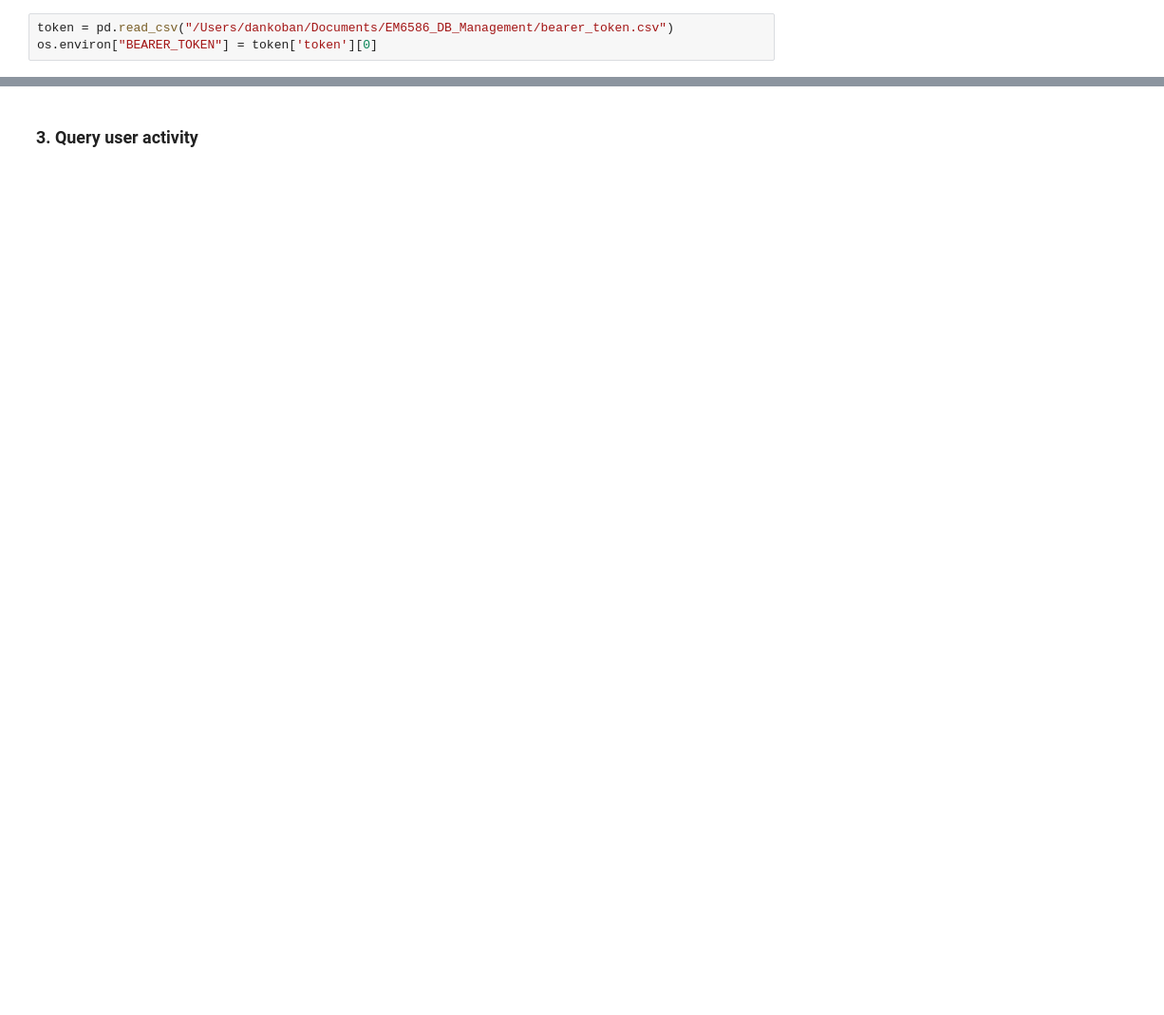
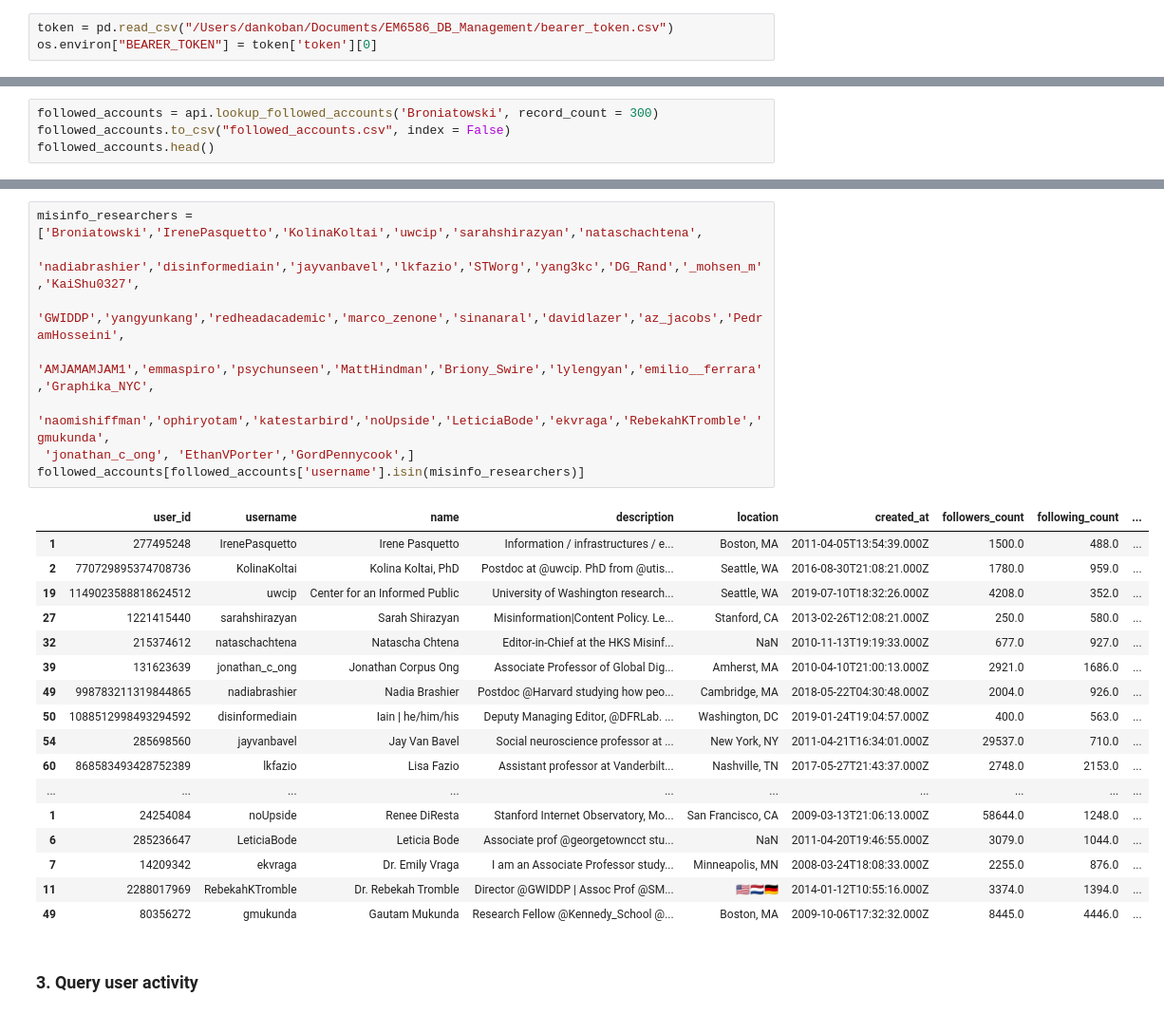
Before and after one commit to Q-nicorn1/koban_xie_twitter_v2_api, a Jupyter notebook: collection.ipynb, the cells around one changed output, grey strips where cells are left out. Shown at 95% size. Cells and saved outputs as stored; diff of their text form; blank space fills up the shorter version.

```diff
--- a/collection.ipynb
+++ b/collection.ipynb
@@ -24,0 +21,4 @@ user_info
+# %%
+followed_accounts = api.lookup_followed_accounts('Broniatowski', record_count = 300)
+followed_accounts.to_csv("followed_accounts.csv", index = False)
+followed_accounts.head()
@@ -25,3 +35,29 @@ user_info
+# %%
+misinfo_researchers = ['Broniatowski','IrenePasquetto','KolinaKoltai','uwcip','sarahshirazyan','nataschachtena',
+ 'nadiabrashier','disinformediain','jayvanbavel','lkfazio','STWorg','yang3kc','DG_Rand','_mohsen_m','KaiShu0327',
+ 'GWIDDP','yangyunkang','redheadacademic','marco_zenone','sinanaral','davidlazer','az_jacobs','PedramHosseini',
+ 'AMJAMAMJAM1','emmaspiro','psychunseen','MattHindman','Briony_Swire','lylengyan','emilio__ferrara','Graphika_NYC',
+ 'naomishiffman','ophiryotam','katestarbird','noUpside','LeticiaBode','ekvraga','RebekahKTromble','gmukunda',
+ 'jonathan_c_ong', 'EthanVPorter','GordPennycook',]
+followed_accounts[followed_accounts['username'].isin(misinfo_researchers)]
+# %% [output]
+|  | user_id | username | name | description | location | created_at | followers_count | following_count | ... |
+| 1 | 277495248 | IrenePasquetto | Irene Pasquetto | Information / infrastructures / e... | Boston, MA | 2011-04-05T13:54:39.000Z | 1500.0 | 488.0 | ... |
+| 2 | 770729895374708736 | KolinaKoltai | Kolina Koltai, PhD | Postdoc at @uwcip. PhD from @utis... | Seattle, WA | 2016-08-30T21:08:21.000Z | 1780.0 | 959.0 | ... |
+| 19 | 1149023588818624512 | uwcip | Center for an Informed Public | University of Washington research... | Seattle, WA | 2019-07-10T18:32:26.000Z | 4208.0 | 352.0 | ... |
+| 27 | 1221415440 | sarahshirazyan | Sarah Shirazyan | Misinformation|Content Policy. Le... | Stanford, CA | 2013-02-26T12:08:21.000Z | 250.0 | 580.0 | ... |
+| 32 | 215374612 | nataschachtena | Natascha Chtena | Editor-in-Chief at the HKS Misinf... | NaN | 2010-11-13T19:19:33.000Z | 677.0 | 927.0 | ... |
+| 39 | 131623639 | jonathan_c_ong | Jonathan Corpus Ong | Associate Professor of Global Dig... | Amherst, MA | 2010-04-10T21:00:13.000Z | 2921.0 | 1686.0 | ... |
+| 49 | 998783211319844865 | nadiabrashier | Nadia Brashier | Postdoc @Harvard studying how peo... | Cambridge, MA | 2018-05-22T04:30:48.000Z | 2004.0 | 926.0 | ... |
+| 50 | 1088512998493294592 | disinformediain | Iain | he/him/his | Deputy Managing Editor, @DFRLab. ... | Washington, DC | 2019-01-24T19:04:57.000Z | 400.0 | 563.0 | ... |
+| 54 | 285698560 | jayvanbavel | Jay Van Bavel | Social neuroscience professor at ... | New York, NY | 2011-04-21T16:34:01.000Z | 29537.0 | 710.0 | ... |
+| 60 | 868583493428752389 | lkfazio | Lisa Fazio | Assistant professor at Vanderbilt... | Nashville, TN | 2017-05-27T21:43:37.000Z | 2748.0 | 2153.0 | ... |
+| ... | ... | ... | ... | ... | ... | ... | ... | ... | ... |
+| 1 | 24254084 | noUpside | Renee DiResta | Stanford Internet Observatory, Mo... | San Francisco, CA | 2009-03-13T21:06:13.000Z | 58644.0 | 1248.0 | ... |
+| 6 | 285236647 | LeticiaBode | Leticia Bode | Associate prof @georgetowncct stu... | NaN | 2011-04-20T19:46:55.000Z | 3079.0 | 1044.0 | ... |
+| 7 | 14209342 | ekvraga | Dr. Emily Vraga | I am an Associate Professor study... | Minneapolis, MN | 2008-03-24T18:08:33.000Z | 2255.0 | 876.0 | ... |
+| 11 | 2288017969 | RebekahKTromble | Dr. Rebekah Tromble | Director @GWIDDP | Assoc Prof @SM... | 🇺🇸🇳🇱🇩🇪 | 2014-01-12T10:55:16.000Z | 3374.0 | 1394.0 | ... |
+| 49 | 80356272 | gmukunda | Gautam Mukunda | Research Fellow @Kennedy_School @... | Boston, MA | 2009-10-06T17:32:32.000Z | 8445.0 | 4446.0 | ... |
 # %% [markdown]
 ### 3. Query user activity
 # %%
```
Also changed, not shown: parts of 10 cells of this notebook, 3 other files.
